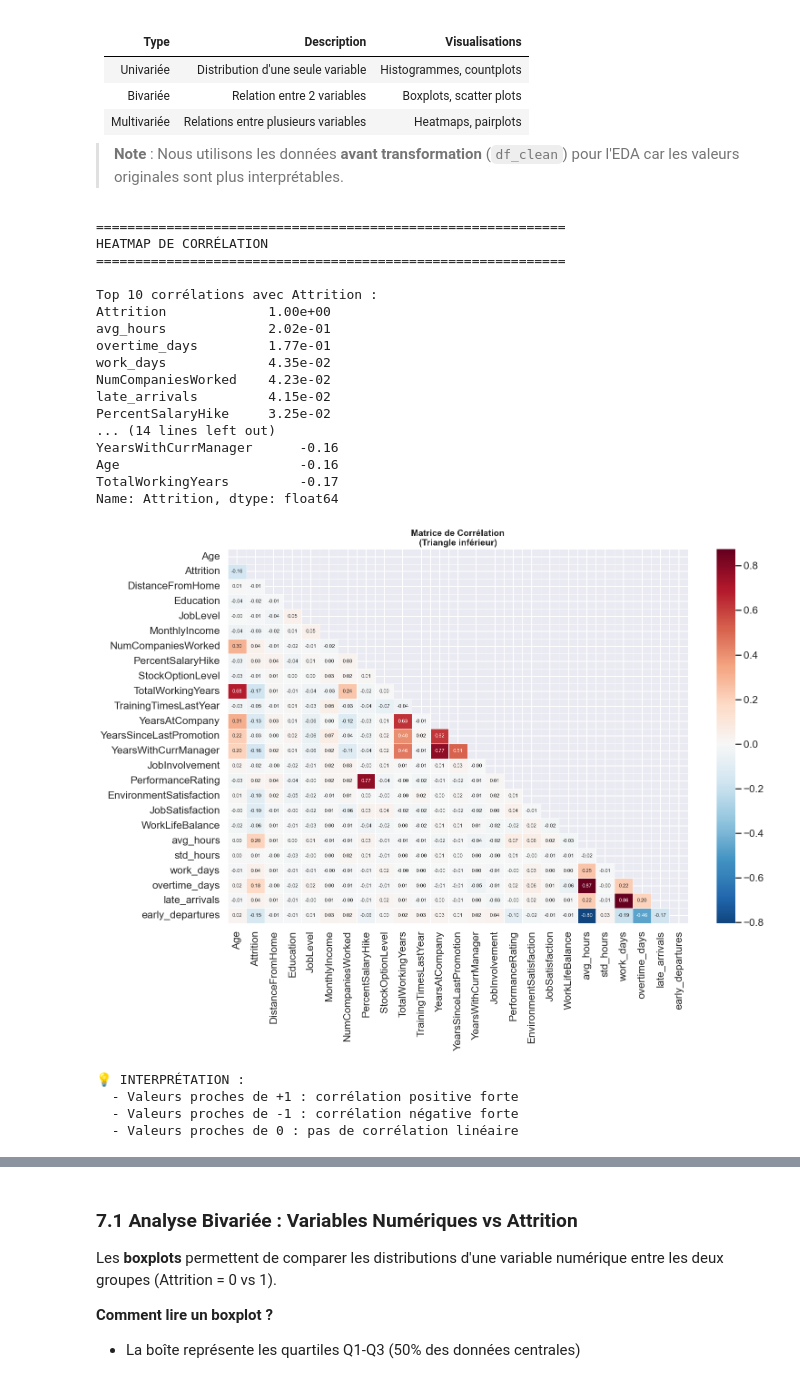
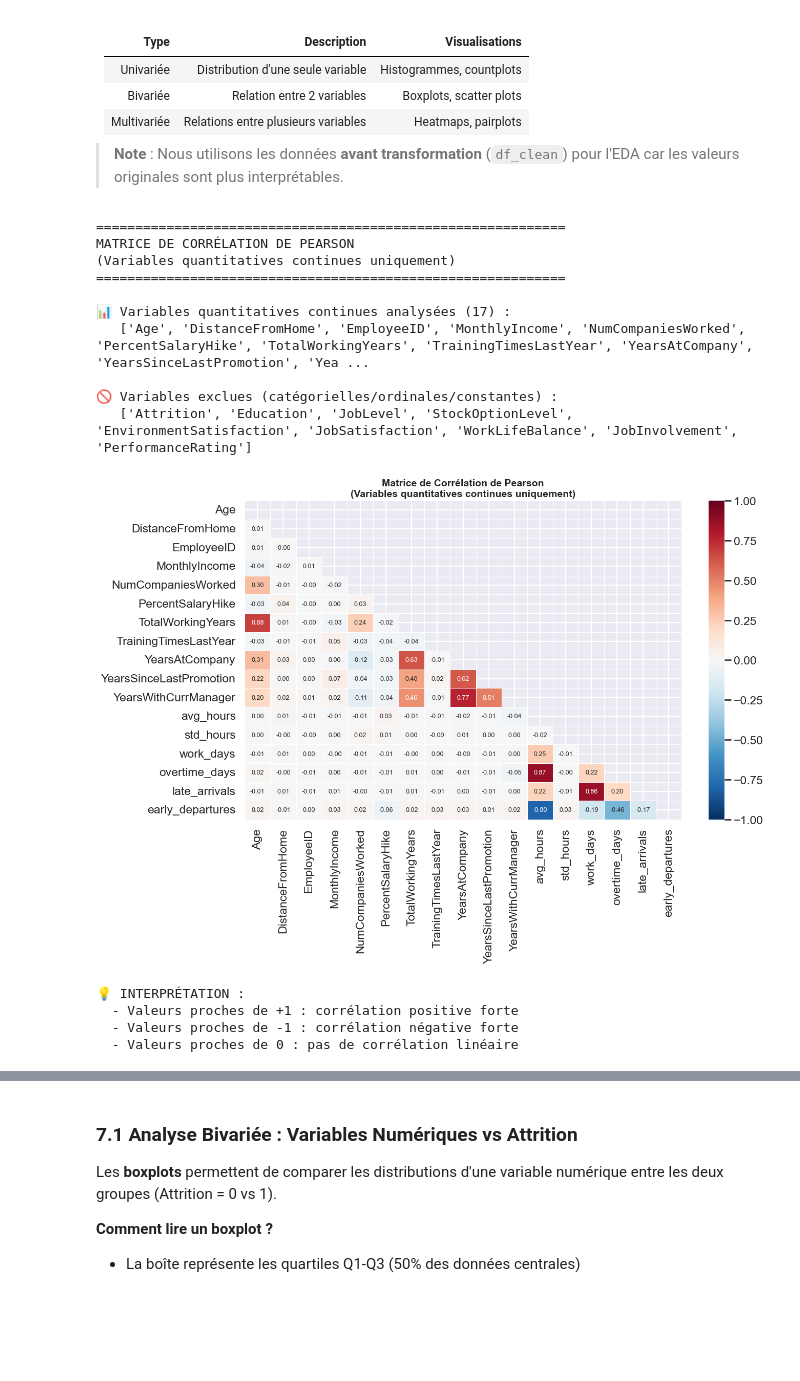
Before and after one commit to BenGuerre/cesia, a Jupyter notebook: main.ipynb, the cells around one changed output, grey strips where cells are left out. Cells and saved outputs as stored; diff of their text form; code cells hidden in the pictures; blank space fills up the shorter version.

Commit message:
Implement feature X to enhance user experience and optimize performance

```diff
--- a/main.ipynb
+++ b/main.ipynb
@@ -1412,61 +1382,69 @@ Vérification de la stratification :
 > **Note** : Nous utilisons les données **avant transformation** (`df_clean`) pour l'EDA car les valeurs originales sont plus interprétables.
 # %%
 # =============================================================================
-# HEATMAP DE CORRÉLATION (comme dans Workshop EDA)
+# PARTIE 1 : MATRICE DE CORRÉLATION DE PEARSON (Variables Quantitatives)
 # =============================================================================
 
 print("=" * 60)
-print("HEATMAP DE CORRÉLATION")
+print("MATRICE DE CORRÉLATION DE PEARSON")
+print("(Variables quantitatives continues uniquement)")
 print("=" * 60)
 
-# Sélection des colonnes numériques pour la corrélation
-# On utilise df_clean avec Attrition encodé
-numeric_df = df_clean.select_dtypes(include=[np.number])
+# Liste des variables catégorielles/ordinales à exclure
+# (même si encodées numériquement, ce sont des échelles qualitatives)
+categorical_vars = [
+    'Attrition',                # Variable cible (binaire)
+    'Education',                # Échelle ordinale 1-5
+    'JobLevel',                 # Échelle ordinale 1-5
+    'StockOptionLevel',         # Échelle ordinale 0-3
+    'EnvironmentSatisfaction',  # Échelle ordinale 1-4
+    'JobSatisfaction',          # Échelle ordinale 1-4
+    'WorkLifeBalance',          # Échelle ordinale 1-4
+    'JobInvolvement',           # Échelle ordinale 1-4
+    'PerformanceRating',        # Échelle ordinale 1-4
+    'RelationshipSatisfaction', # Échelle ordinale 1-4
+]
 
-# Calcul de la matrice de corrélation
-correlation_matrix = numeric_df.corr()
+# Sélection des colonnes numériques CONTINUES uniquement
+numeric_cols = df_clean.select_dtypes(include=[np.number]).columns.tolist()
+quantitative_cols = [col for col in numeric_cols if col not in categorical_vars]
 
-# Corrélations avec la variable cible
-attrition_corr = correlation_matrix['Attrition'].sort_values(ascending=False)
-print("\nTop 10 corrélations avec Attrition :")
-print(attrition_corr.head(11))  # 11 car Attrition avec elle-même = 1
+print(f"\n📊 Variables quantitatives continues analysées ({len(quantitative_cols)}) :")
+print(f"   {quantitative_cols}")
+print(f"\n🚫 Variables exclues (catégorielles/ordinales/constantes) :")
+excluded = [col for col in categorical_vars if col in numeric_cols]
+print(f"   {excluded}")
 
-print("\nTop 10 corrélations négatives avec Attrition :")
-print(attrition_corr.tail(10))
+# Calcul de la matrice de corrélation de Pearson
+correlation_matrix = df_clean[quantitative_cols].corr(method='pearson')
 
 # Visualisation
-plt.figure(figsize=(16, 12))
+plt.figure(figsize=(14, 10))
 mask = np.triu(np.ones_like(correlation_matrix, dtype=bool))
 sns.heatmap(correlation_matrix, mask=mask, annot=True, fmt='.2f',
-            cmap='RdBu_r', center=0, linewidths=0.5,
-            annot_kws={"size": 8})
-plt.title('Matrice de Corrélation\n(Triangle inférieur)', fontsize=14, fontweight='bold')
+            cmap='RdBu_r', center=0, linewidths=0.5, vmin=-1, vmax=1,
+            annot_kws={"size": 9}, )
+plt.title('Matrice de Corrélation de Pearson\n(Variables quantitatives continues uniquement)',
+          fontsize=14, fontweight='bold')
 plt.tight_layout()
 plt.show()
 
 print("\n💡 INTERPRÉTATION :")
 print("  - Valeurs proches de +1 : corrélation positive forte")
 print("  - Valeurs proches de -1 : corrélation négative forte")
 print("  - Valeurs proches de 0 : pas de corrélation linéaire")
 # %% [output]
 ============================================================
-HEATMAP DE CORRÉLATION
+MATRICE DE CORRÉLATION DE PEARSON
+(Variables quantitatives continues uniquement)
 ============================================================
 
-Top 10 corrélations avec Attrition :
-Attrition             1.00e+00
-avg_hours             2.02e-01
-overtime_days         1.77e-01
-work_days             4.35e-02
-NumCompaniesWorked    4.23e-02
-late_arrivals         4.15e-02
-PercentSalaryHike     3.25e-02
-... (14 lines left out)
-YearsWithCurrManager      -0.16
-Age                       -0.16
-TotalWorkingYears         -0.17
-Name: Attrition, dtype: float64
+📊 Variables quantitatives continues analysées (17) :
+   ['Age', 'DistanceFromHome', 'EmployeeID', 'MonthlyIncome', 'NumCompaniesWorked', 'PercentSalaryHike', 'TotalWorkingYears', 'TrainingTimesLastYear', 'YearsAtCompany', 'YearsSinceLastPromotion', 'Yea ...
+
+🚫 Variables exclues (catégorielles/ordinales/constantes) :
+   ['Attrition', 'Education', 'JobLevel', 'StockOptionLevel', 'EnvironmentSatisfaction', 'JobSatisfaction', 'WorkLifeBalance', 'JobInvolvement', 'PerformanceRating']
-[figure, old version]
+[figure, new version]
 💡 INTERPRÉTATION :
   - Valeurs proches de +1 : corrélation positive forte
   - Valeurs proches de -1 : corrélation négative forte
```
Also changed, not shown: parts of 49 cells of this notebook.
